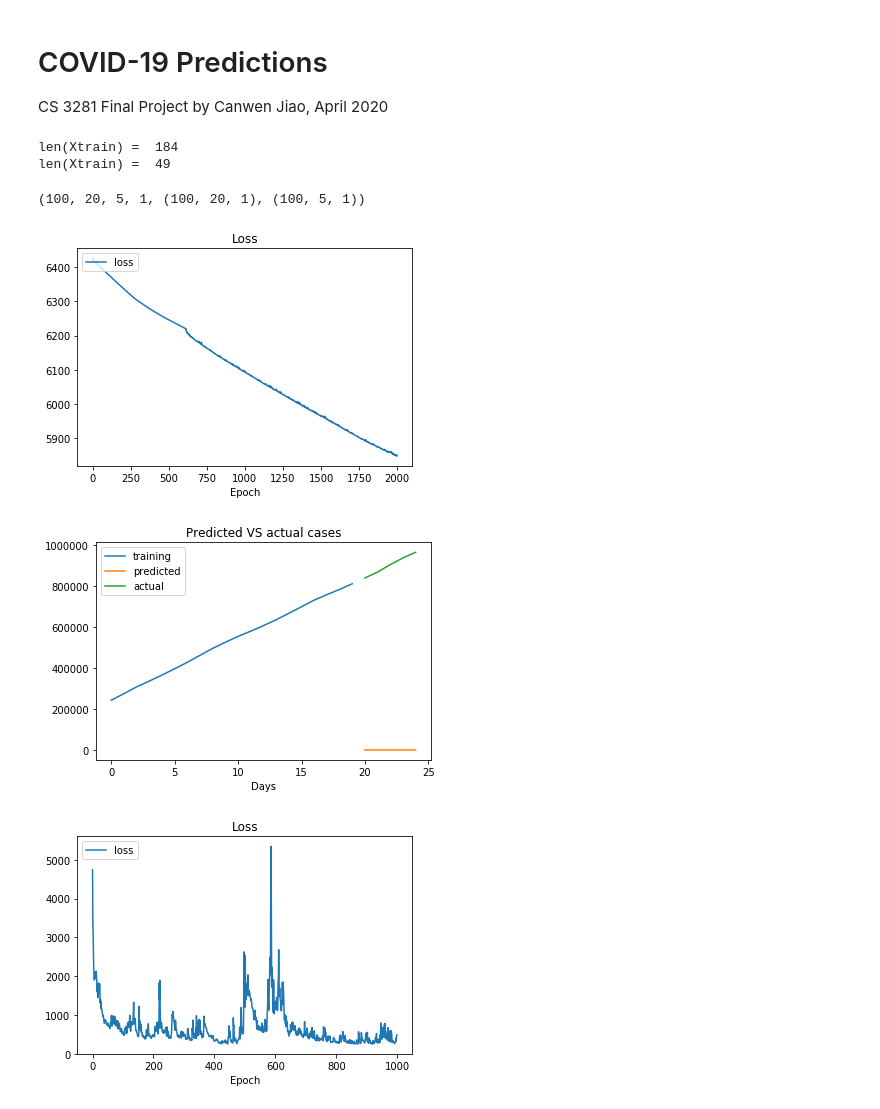
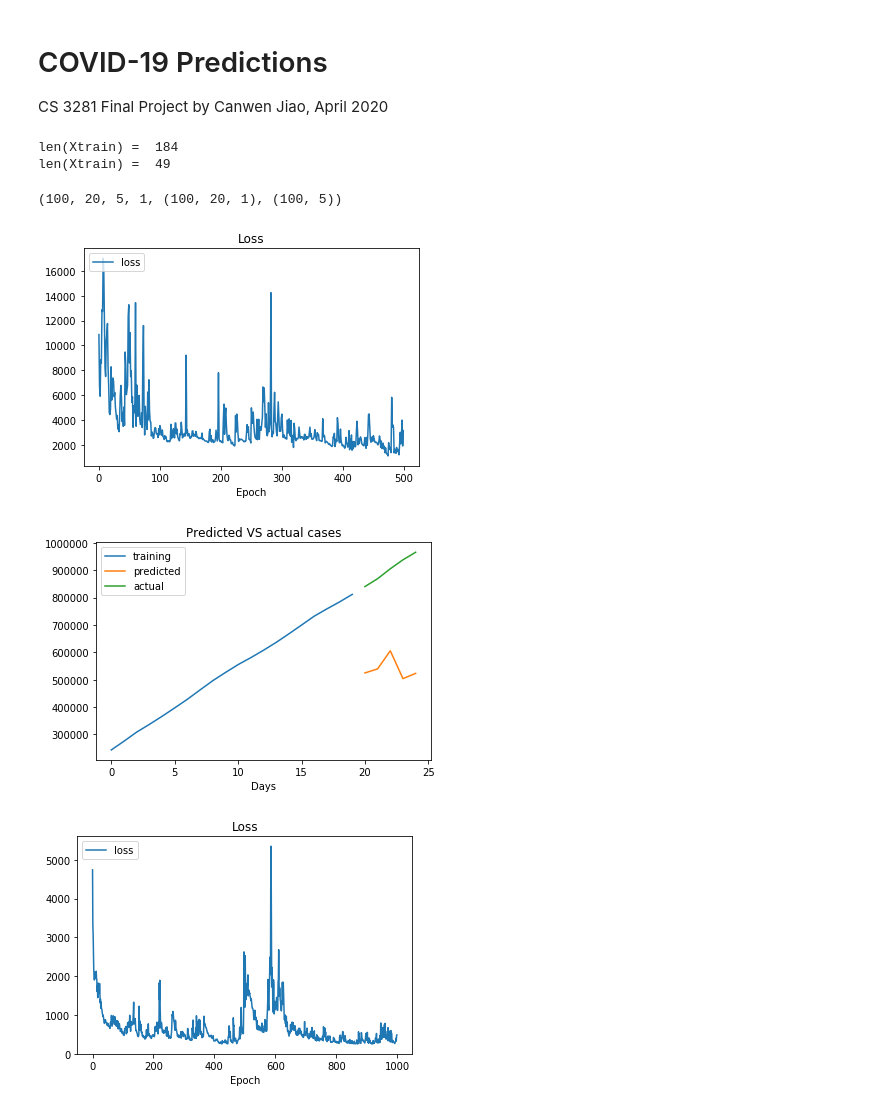
Before and after one commit to JazonJiao/CS-3891-Final-Project, a Jupyter notebook: COVID-19.ipynb, the cells around one changed output. Saved outputs shown, nothing was run; the diff lists cells and outputs as text; code cells hidden in the pictures.

```diff
--- a/COVID-19.ipynb
+++ b/COVID-19.ipynb
@@ -15,7 +15,7 @@ import csv
 import numpy as np
 
 n_samples = 100  # how many training samples we wish to obtain (<= 264)
-threshold = 100   # how many cases need to be reached for data to be included
+threshold = 100  # how many cases need to be reached for data to be included
 n_steps_in = 20  # how many days of previous values we wish to account for
 n_steps_out = 5  # how many days we wish to predict
 # Note: n_steps_in + n_steps_out <= 87 (= 2020-04-27 - 2020-01-22)
@@ -52,15 +52,15 @@ n_features = X.shape[0]  # =1
 # reshape the data so that it could be fed into the LSTM model
 # also normalize the data so that the loss doesn't explode
 X = X.reshape((n_samples, n_steps_in, n_features)) / norm
-# yc = yc.reshape((n_samples, n_steps_out)) / norm   # USED FOR: vector output model
-yc = np.array(yc).reshape((n_samples, n_steps_out, 1)) / norm  # USED FOR: univariate
+yc = yc.reshape((n_samples, n_steps_out)) / norm   # USED FOR: vector output model
+# yc = np.array(yc).reshape((n_samples, n_steps_out, 1)) / norm  # USED FOR: univariate
 Xt = Xt.transpose().reshape((1, n_steps_in, n_features)) / norm
 
 (n_samples, n_steps_in, n_steps_out, n_features, X.shape, yc.shape)
 # %% [output]
 len(Xtrain) =  184
 len(Xtrain) =  49
-(100, 20, 5, 1, (100, 20, 1), (100, 5, 1))
+(100, 20, 5, 1, (100, 20, 1), (100, 5))
 # %%
 from numpy import array
 import keras
@@ -96,20 +96,20 @@ def pred(model):  # predict
 # %%
 # Vector Output Model
 model = Sequential()
-model.add(LSTM(100, activation='tanh', return_sequences=True, input_shape=(n_steps_in, n_features)))
-model.add(LSTM(100, activation='tanh'))
+model.add(LSTM(500, activation='relu', return_sequences=True, input_shape=(n_steps_in, n_features)))
+model.add(LSTM(500, activation='relu'))
 model.add(Dense(n_steps_out))
 adam = keras.optimizers.Adam(learning_rate=0.001, beta_1=0.9, beta_2=0.999, amsgrad=False)
 model.compile(optimizer='adam', loss='mean_absolute_error')
 
 # fit model
-history = model.fit(X, yc, epochs=2000, verbose=0)
+history = model.fit(X, yc, epochs=500, verbose=0)
 
 plot(history)
 pred(model)
 # %% [output]
-[figure, old version]
+[figure, new version]
-[figure, old version]
+[figure, new version]
 # %%
 # univariate multi-step vector-output stacked lstm example
 model = Sequential()
```
Also changed, not shown: parts of 1 cell of this notebook.
